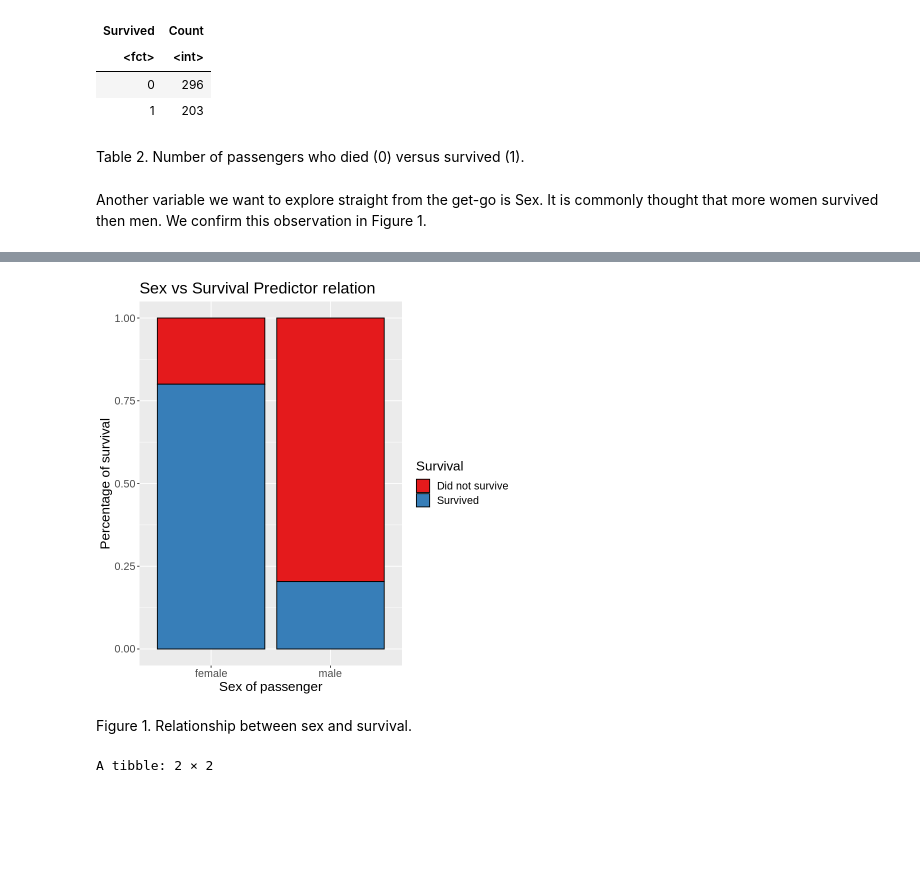
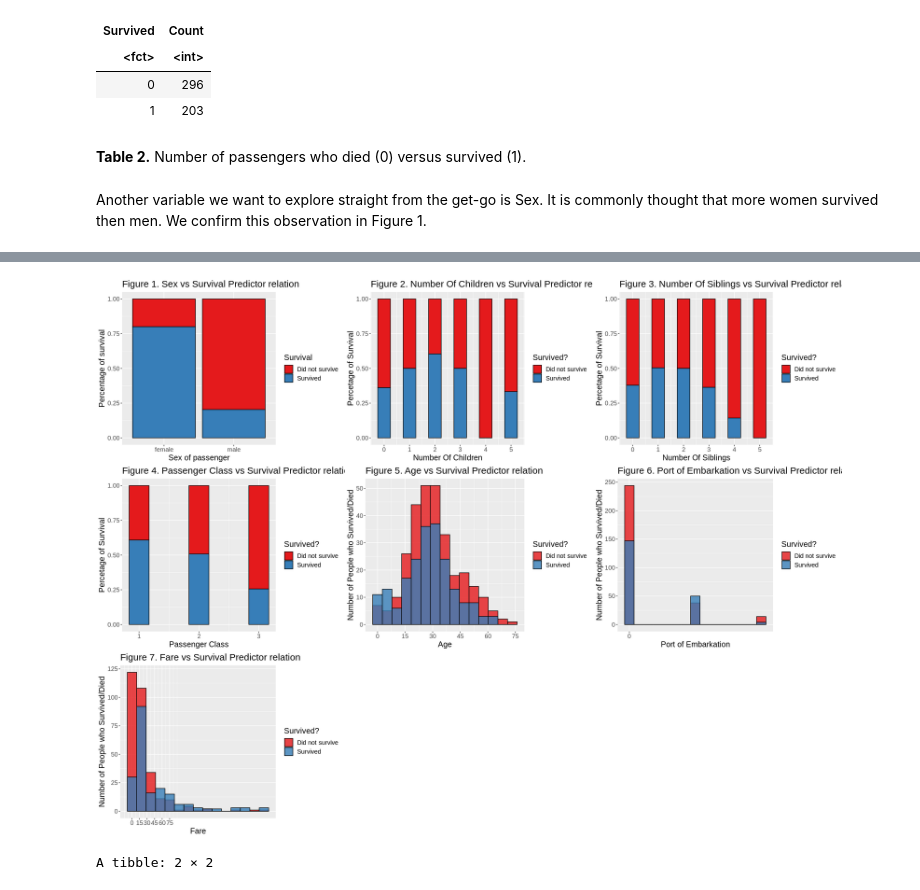
Before and after one commit to zhang17s/DSCI-100-Group-Project-, a Jupyter notebook: Proposal.ipynb, the cells around one changed output, grey strips where cells are left out. Cells and saved outputs as stored; diff of their text form; code cells hidden in the pictures; blank space fills up the shorter version.

Commit message:
Added gridextra plots

```diff
--- a/Proposal.ipynb
+++ b/Proposal.ipynb
@@ -165,7 +176,7 @@ A tibble: 2 × 2
 | 0 | 296 |
 | 1 | 203 |
 # %% [markdown]
-Table 2. Number of passengers who died (0) versus survived (1).
+**Table 2.** Number of passengers who died (0) versus survived (1).
 # %% [markdown]
 Another variable we want to explore straight from the get-go is Sex. It is commonly thought that more women survived then men. We confirm this observation in Figure 1.
 # %%
@@ -175,9 +186,64 @@ temp_data_graph <- boat_train |>
 survival_bar_plot_sex <- ggplot(temp_data_graph, aes(x = Sex, fill = as_factor(Survived_char))) +
     geom_bar(position = "fill", col = "black") +
     labs(x = "Sex of passenger", y = "Percentage of survival", fill = "Survival") +
-    ggtitle("Sex vs Survival Predictor relation") +
+    ggtitle("Figure 1. Sex vs Survival Predictor relation") +
     scale_fill_brewer(palette = "Set1") +
-    theme(text=element_text(size=16))
+    theme(text=element_text(size=15)) #Fare not yet explored
 
-survival_bar_plot_sex
+NOC_survival <- temp_data_graph |>
+    ggplot(aes(x = NumberofParents_children, fill = as_factor(Survived_char))) +
+    geom_histogram(bins = 11, position = "fill", col = "black") +
+    labs(x = "Number Of Children", y = "Percetage of Survival", fill = "Survived?") +
+    scale_x_continuous(breaks = c(0, 1, 2,3,4,5)) +
+    ggtitle("Figure 2. Number Of Children vs Survival Predictor relation") +
+    scale_fill_brewer(palette = "Set1") +
+    theme(text=element_text(size = 15))
+
+NOS_survival <- temp_data_graph |>
+    ggplot(aes(x = Number0fSiblings, fill = as_factor(Survived_char))) +
+    geom_histogram(bins = 11, position = "fill", col = "black") +
+    labs(x = "Number Of Siblings", y = "Percetage of Survival", fill = "Survived?") +
+    scale_x_continuous(breaks = c(0, 1, 2,3,4,5)) +
+    ggtitle("Figure 3. Number Of Siblings vs Survival Predictor relation") +
+    scale_fill_brewer(palette = "Set1") +
+    theme(text=element_text(size = 15))
+
+class_survival <- temp_data_graph |>
+    ggplot(aes(x = Passenger_Class, fill = as_factor(Survived_char))) +
+    geom_histogram(bins = 7, position = "fill", col = "black") +
+    labs(x = "Passenger Class", y = "Percetage of Survival", fill = "Survived?") +
+    scale_x_continuous(breaks = c(0, 1, 2,3)) +
+    ggtitle("Figure 4. Passenger Class vs Survival Predictor relation") +
+    scale_fill_brewer(palette = "Set1") +
+    theme(text=element_text(size = 15))
+
+AgevSurvived <- temp_data_graph |>
+    ggplot(aes(x = Age, fill = as_factor(Survived_char))) +
+    geom_histogram(bins = 15, position = "identity", alpha = 0.8, col = "black") +
+    labs(x = "Age", y = "Number of People who Survived/Died", fill = "Survived?")+
+    scale_x_continuous(breaks = seq(from = 0, to = 80, by = 15)) +
+    ggtitle("Figure 5. Age vs Survival Predictor relation") +
+    scale_fill_brewer(palette = "Set1") +
+    theme(text=element_text(size = 15))
+
+EmbarkedvSurvived <- temp_data_graph |>
+    ggplot(aes(x = Embarked_numeric, fill = as_factor(Survived_char))) +
+    geom_histogram(bins = 15, position = "identity", alpha = 0.8, col = "black") +
+    labs(x = "Port of Embarkation", y = "Number of People who Survived/Died", fill = "Survived?")+
+    scale_x_continuous(breaks = seq(from = 0, to = 80, by = 15)) +
+    ggtitle("Figure 6. Port of Embarkation vs Survival Predictor relation") +
+    scale_fill_brewer(palette = "Set1") +
+    theme(text=element_text(size = 15))
+
+FarevSurvived <- temp_data_graph |> filter(Fare <275) |>
+    ggplot(aes(x = Fare, fill = as_factor(Survived_char))) +
+    geom_histogram(bins = 15, position = "identity", alpha = 0.8, col = "black") +
+    labs(x = "Fare", y = "Number of People who Survived/Died", fill = "Survived?")+
+    scale_x_continuous(breaks = seq(from = 0, to = 80, by = 15)) +
+    ggtitle("Figure 7. Fare vs Survival Predictor relation") +
+    scale_fill_brewer(palette = "Set1") +
+    theme(text=element_text(size = 15))
+
+options(repr.plot.width = 20, repr.plot.height = 15)
+grid.arrange(survival_bar_plot_sex, NOC_survival, NOS_survival, class_survival, AgevSurvived, EmbarkedvSurvived, FarevSurvived)
 # %% [output]
@@ -184,5 +258,3 @@ survival_bar_plot_sex
-[figure, old version]
+[figure, new version]
-# %% [markdown]
-Figure 1. Relationship between sex and survival.
 # %%
 #summary table for how many men and women are there in the training data.
```
Also changed, not shown: parts of 13 cells of this notebook.
